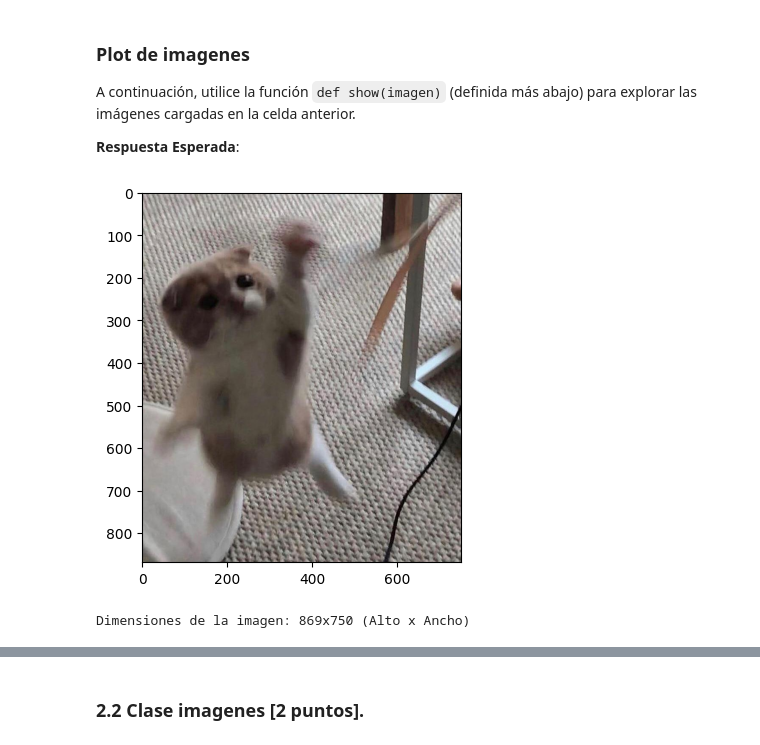
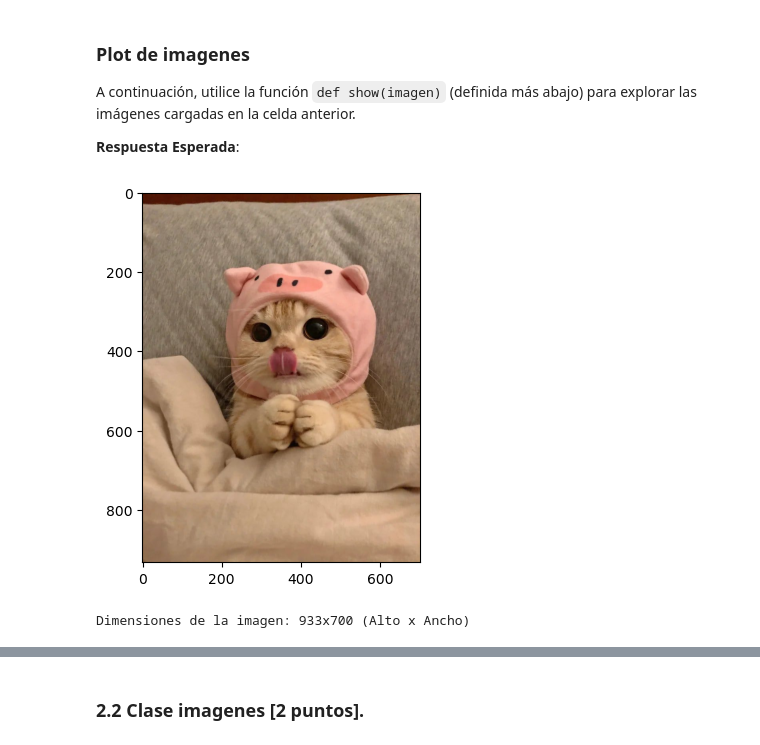
Before and after one commit to carinunez/Labs_MDS, a Jupyter notebook: Lab2_enunciado.ipynb, the cells around one changed output, grey strips where cells are left out. Cells and saved outputs as stored; diff of their text form; code cells hidden in the pictures.

Commit message:
avance clase Imagen

```diff
--- a/Lab2_enunciado.ipynb
+++ b/Lab2_enunciado.ipynb
@@ -257,8 +257,8 @@ def show(imagen):
     x, y, z = imagen.shape
     print(f'Dimensiones de la imagen: {x}x{y} (Alto x Ancho)')
 # %%
-show(images['gatitos'][0])
+show(images['gatitos'][1])
 # usar show para mostrar las otras imágenes...
 # %% [output]
-[figure, old version]
+[figure, new version]
-Dimensiones de la imagen: 869x750 (Alto x Ancho)
+Dimensiones de la imagen: 933x700 (Alto x Ancho)
```
Also changed, not shown: parts of 12 cells of this notebook, 1 other file.
